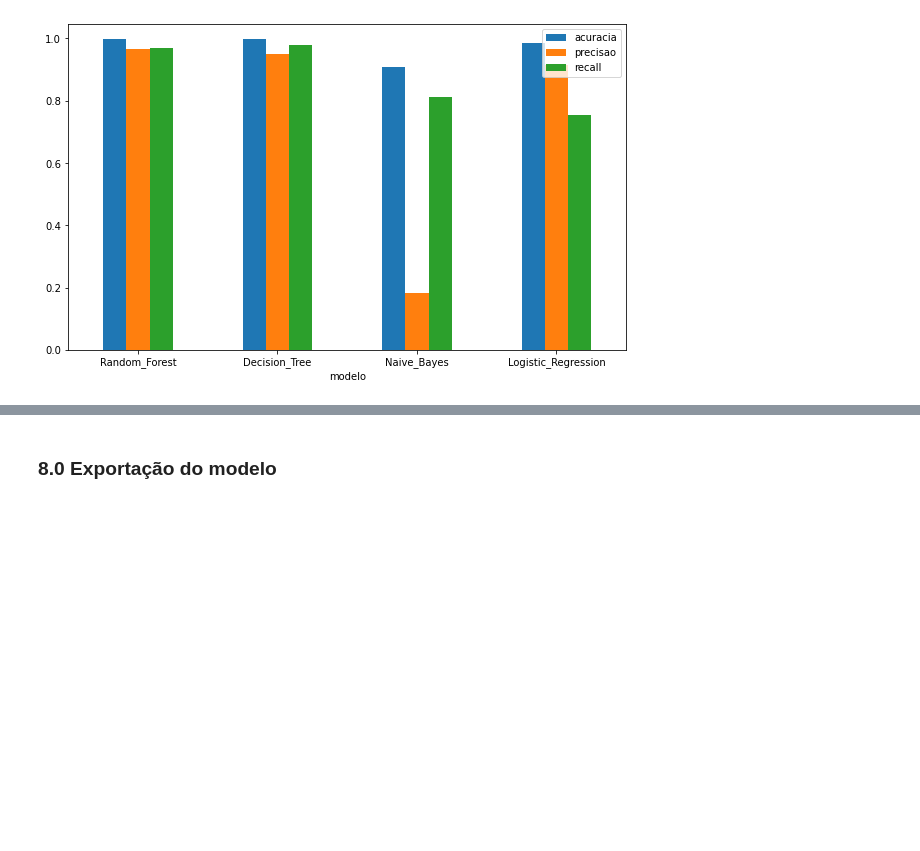
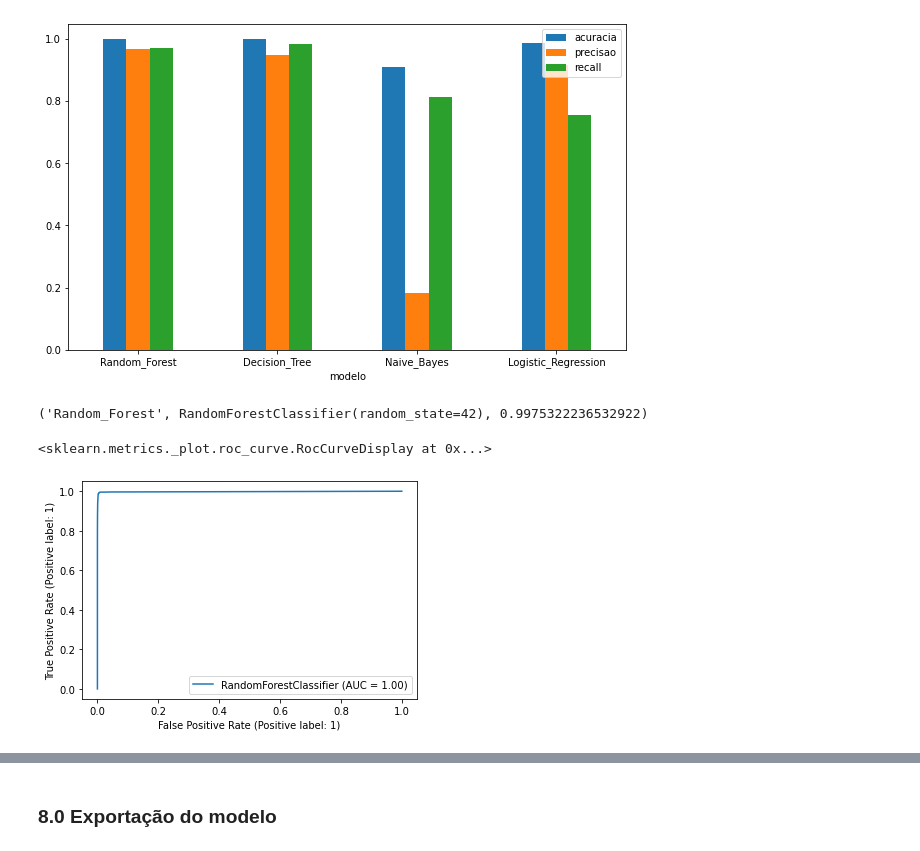
Before and after one commit to thehenke/fraud-detection-online-payments, a Jupyter notebook: notebooks/model.ipynb, the cells around one changed output, grey strips where cells are left out. Cells and saved outputs as stored; diff of their text form; code cells hidden in the pictures; blank space fills up the shorter version.

Commit message:
Novas metricas

```diff
--- a/notebooks/model.ipynb
+++ b/notebooks/model.ipynb
@@ -296,3 +302,12 @@ df_results.plot.bar(x="modelo", rot=0, figsize=(10,6))
 # %% [output]
 <AxesSubplot:xlabel='modelo'>
 [figure]
+# %%
+trained_models[0]
+# %% [output]
+('Random_Forest', RandomForestClassifier(random_state=42), 0.9975322236532922)
+# %%
+metrics.plot_roc_curve(trained_models[0][1], X_test, y_test)
+# %% [output]
+<sklearn.metrics._plot.roc_curve.RocCurveDisplay at 0x...>
+[figure, added]
```
Also changed, not shown: parts of 11 cells of this notebook, 4 other files.
